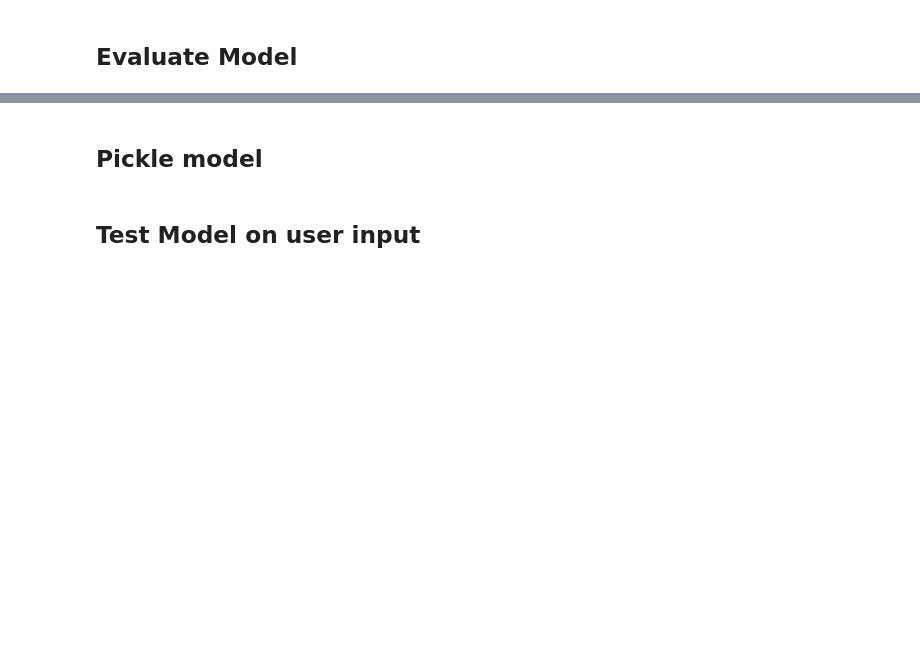
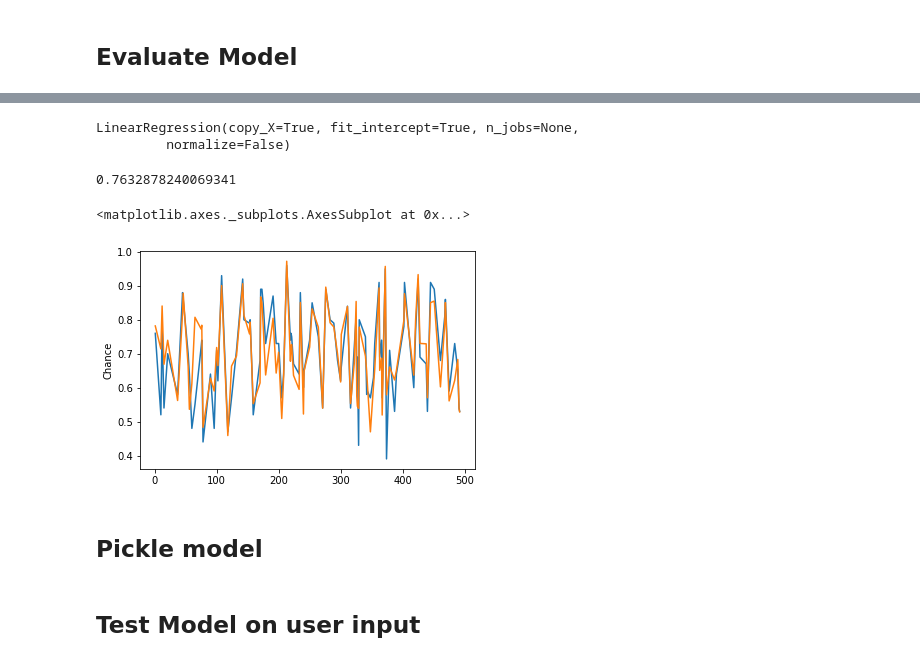
Before and after one commit to srikanthpragada/DS_06_MAY_2019, a Jupyter notebook: admission/admission.ipynb, the cells around one changed output, grey strips where cells are left out. Saved outputs shown, nothing was run; the diff lists cells and outputs as text; code cells hidden in the pictures; blank space fills up the shorter version.

```diff
--- a/admission/admission.ipynb
+++ b/admission/admission.ipynb
@@ -196,0 +277,12 @@ Mean Absolute Error : 0.05
+# %%
+X = df[['Gre','Toefl','Cgpa']]
+y = df['Chance']
+# %%
+# Split data into train and test
+X_train, X_test, y_train, y_test = train_test_split(X,y, test_size=0.2, random_state=0)
+# %%
+model = LinearRegression()
+model.fit(X_train,y_train)
+# %% [output]
+LinearRegression(copy_X=True, fit_intercept=True, n_jobs=None,
+         normalize=False)
@@ -197,3 +291,13 @@ Mean Absolute Error : 0.05
+# %%
+model.score(X_test,y_test)
+# %% [output]
+0.7632878240069341
+# %%
+sns.lineplot(x=y_test.index, y=y_test)
+sns.lineplot(x=y_test.index, y=y_pred)
+# %% [output]
+<matplotlib.axes._subplots.AxesSubplot at 0x...>
+[figure, added]
 # %% [markdown]
 ## Pickle model
 # %%
```
Also changed, not shown: parts of 24 cells of this notebook, 2 other files.
